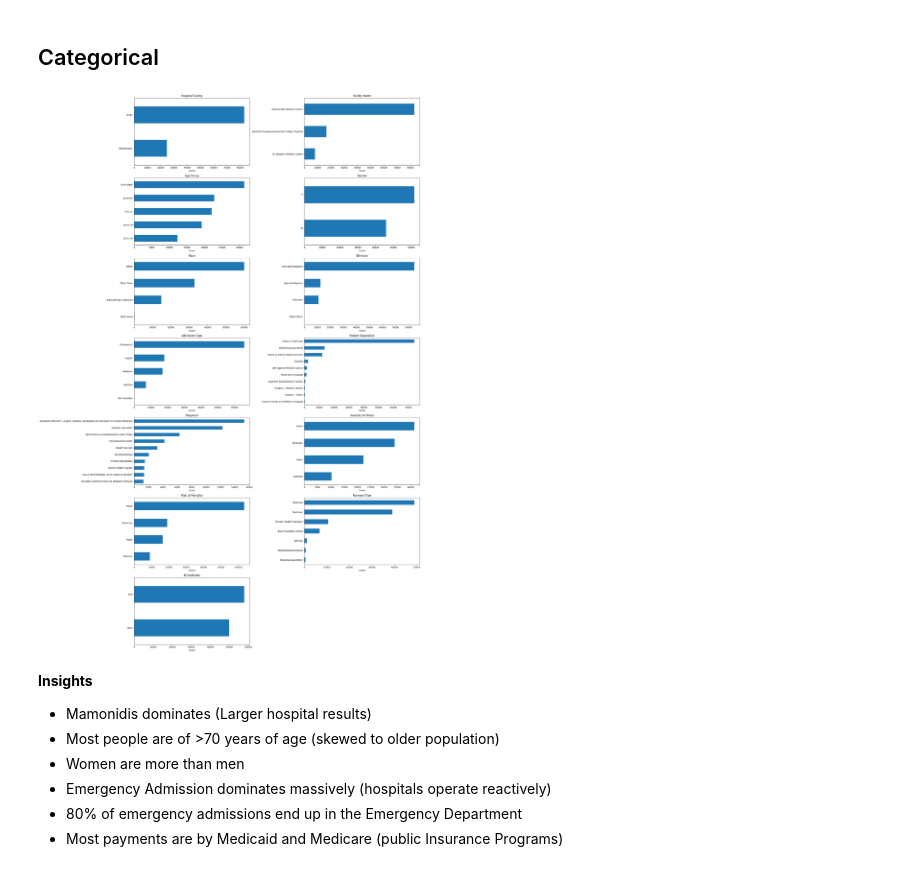
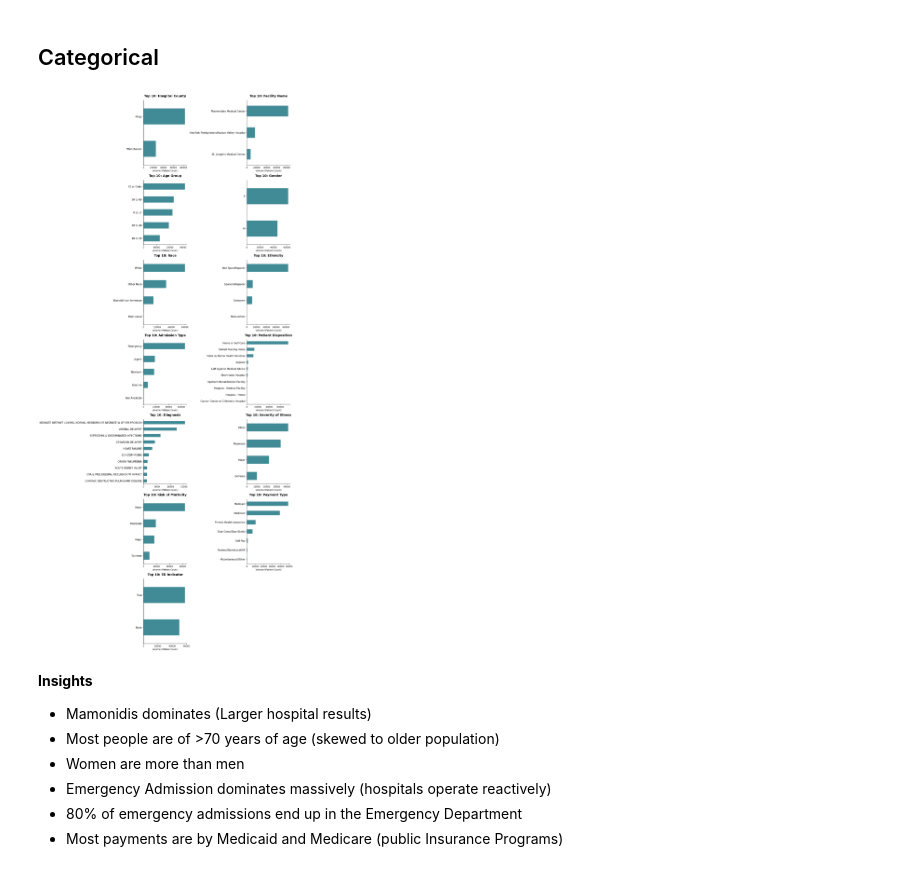
Before and after one commit to kpsalida/HospitalDischarges_Visualization, a Jupyter notebook: viz_eda.ipynb, the cells around one changed output. Drawn from its saved outputs; the diff is of its cells as text; code cells hidden in the pictures.

```diff
--- a/viz_eda.ipynb
+++ b/viz_eda.ipynb
@@ -722,35 +775,58 @@ Total Charges and Total costs seem to follow the same shape. **STRONG RELATIONSH
 ## Categorical
 # %%
 #Take the top 10 categories of each of the categorical values and show their distribution
+# Use the specific middle-crest teal for consistency across your slides
+crest_teal = sns.color_palette("crest", n_colors=10)[5]
 
 cat_cols = df.select_dtypes(exclude=['number']).columns
 
-# Layout
+# Layout adjustments for a 2-column horizontal look
 n = len(cat_cols)
 cols = 2
 rows = math.ceil(n / cols)
 
-fig, axes = plt.subplots(rows, cols, figsize=(24, 5 * rows))
+# Figure with transparent background (facecolor='none')
+fig, axes = plt.subplots(rows, cols, figsize=(16, 5 * rows), facecolor='none')
 axes = axes.flatten()
 
 for i, col in enumerate(cat_cols):
-    # Top 10 categories
+    # Get top 10 categories for the institutional audit
     vc = df[col].value_counts().head(10).sort_values()
 
-    vc.plot(kind='barh', ax=axes[i])
+    # Create horizontal bars with the professional teal
+    vc.plot(kind='barh', ax=axes[i], color=crest_teal, edgecolor='white', alpha=0.9)
 
-    axes[i].set_title(col)
-    axes[i].set_xlabel("Count")
-    axes[i].set_ylabel("")
+    # Remove background of individual plots
+    axes[i].set_facecolor('none')
 
-# Remove empty subplots
+    # Professional labeling for C-Level clarity
+    axes[i].set_title(f"Top 10: {col}", fontsize=14, fontweight='bold', color='black', pad=15)
+    axes[i].set_xlabel("Volume (Patient Count)", fontsize=10, color='black')
+    axes[i].set_ylabel("") # Remove redundant y-label
+
+    # Despine: Clean look without top/right borders
+    axes[i].spines['top'].set_visible(False)
+    axes[i].spines['right'].set_visible(False)
+    axes[i].spines['left'].set_color('black')
+    axes[i].spines['bottom'].set_color('black')
+
+    # Remove grid lines for a minimalist aesthetic
+    axes[i].grid(False)
+
+    # Increase tick label size for readability on slides
+    axes[i].tick_params(axis='y', labelsize=11)
+
+# Hide any unused subplots
 for j in range(i + 1, len(axes)):
     axes[j].axis("off")
 
 plt.tight_layout()
+
+# Save with high DPI and transparency for your presentation
+plt.savefig('transparent_categorical_eda.png', transparent=True, dpi=300)
 plt.show()
 # %% [output]
-[figure, old version]
+[figure, new version]
 # %% [markdown]
 **Insights**
 - Mamonidis dominates (Larger hospital results)
```
Also changed, not shown: parts of 73 cells of this notebook.
